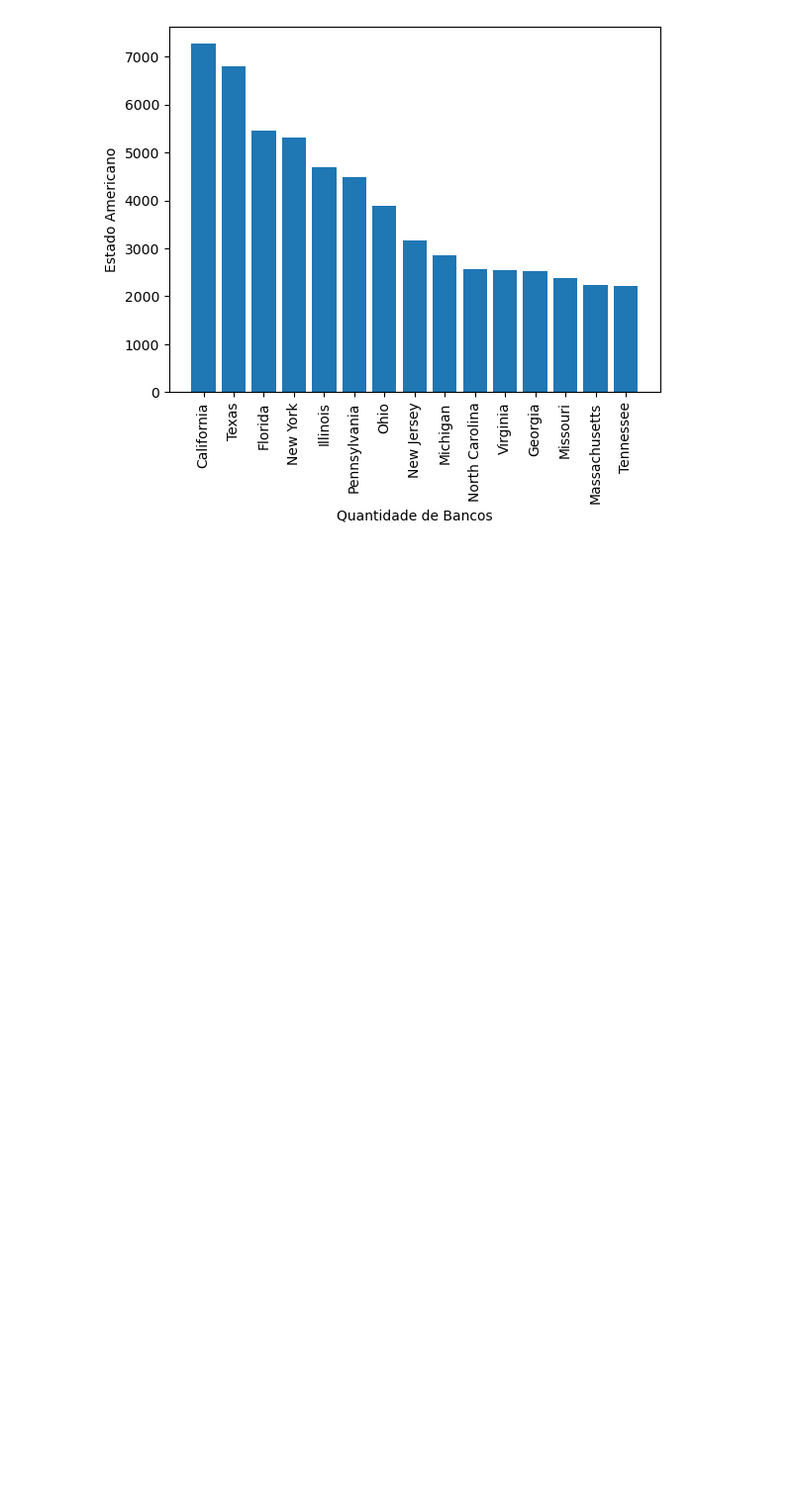
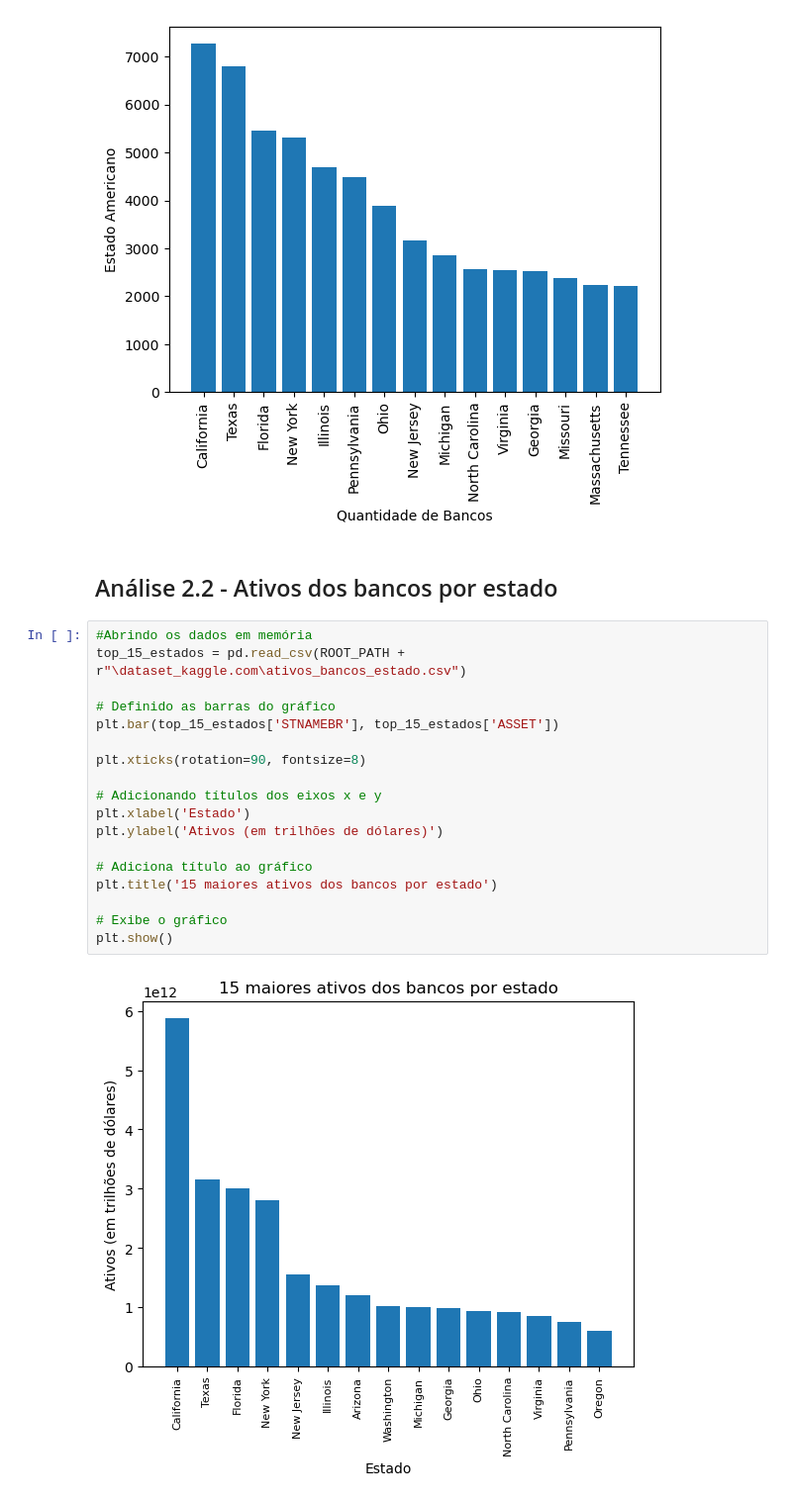
Before and after one commit to Victordelete/proj_tecnicas_prog_I, a Jupyter notebook: data_analysis.ipynb, the cells around one changed output. Shown: that part at 99% size. Saved outputs shown, nothing was run; the diff lists cells and outputs as text; blank space fills up the shorter version.

Commit message:
Integracao analises do Cleber
Commit para integração das visualizações de dados que o Cleber criou, com a pipeline proposta.

```diff
--- a/data_analysis.ipynb
+++ b/data_analysis.ipynb
@@ -50,3 +50,25 @@ plt.ylabel("Estado Americano")
 # %% [output]
 Text(0, 0.5, 'Estado Americano')
 [figure]
+# %% [markdown]
+## Análise 2.2 - Ativos dos bancos por estado
+# %%
+#Abrindo os dados em memória
+top_15_estados = pd.read_csv(ROOT_PATH + r"\dataset_kaggle.com\ativos_bancos_estado.csv")
+
+# Definido as barras do gráfico
+plt.bar(top_15_estados['STNAMEBR'], top_15_estados['ASSET'])
+
+plt.xticks(rotation=90, fontsize=8)
+
+# Adicionando títulos dos eixos x e y
+plt.xlabel('Estado')
+plt.ylabel('Ativos (em trilhões de dólares)')
+
+# Adiciona título ao gráfico
+plt.title('15 maiores ativos dos bancos por estado')
+
+# Exibe o gráfico
+plt.show()
+# %% [output]
+[figure, added]
```
Also changed, not shown: parts of 4 cells of this notebook, 4 other files.
